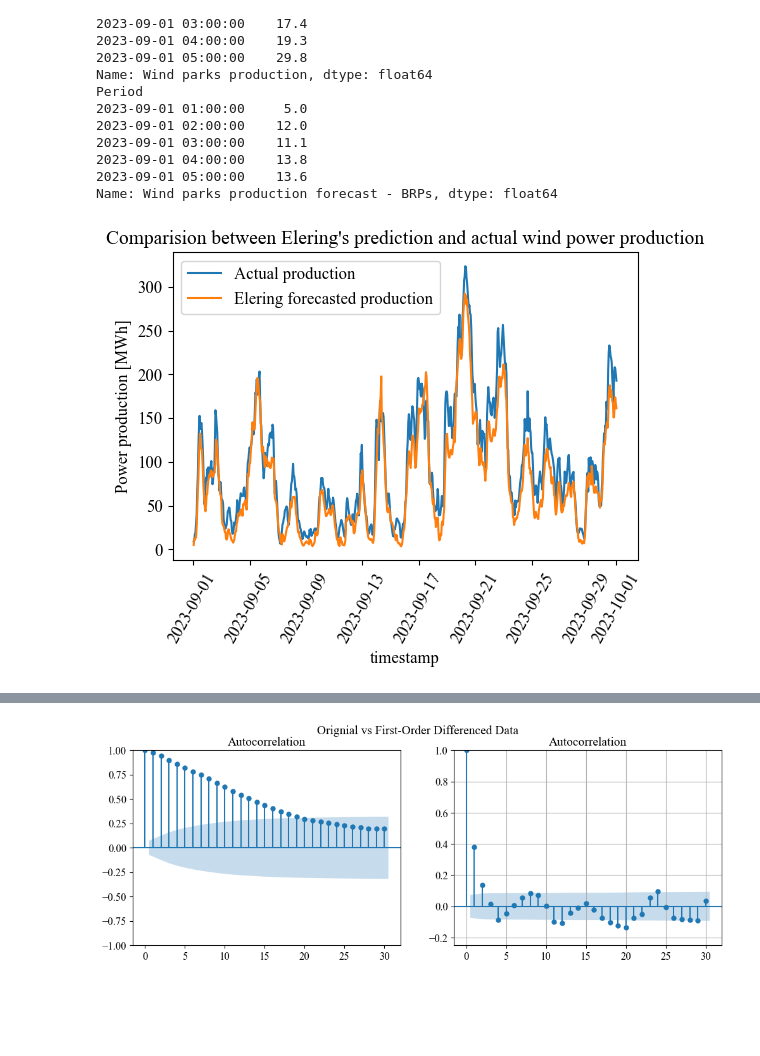
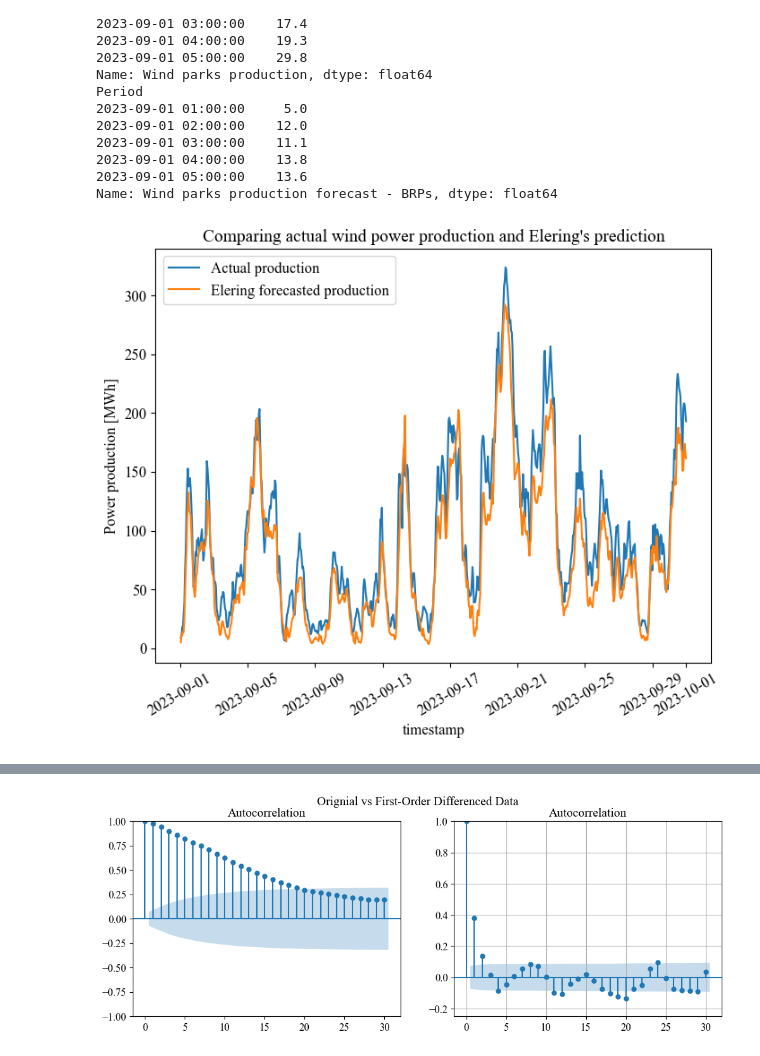
Before and after one commit to HyuntaeKR/enereng2023, a Jupyter notebook: ARIMA.ipynb, the cells around one changed output, grey strips where cells are left out. Drawn from its saved outputs; the diff is of its cells as text; code cells hidden in the pictures; blank space fills up the shorter version.

Commit message:
Changed figure sizes

```diff
--- a/ARIMA.ipynb
+++ b/ARIMA.ipynb
@@ -25,7 +25,7 @@ mpl.rcParams["axes.labelsize"] = 12
 mpl.rcParams["xtick.labelsize"] = 12
 mpl.rcParams["ytick.labelsize"] = 12
 
-plt.rcParams["figure.figsize"] = (6.4, 4.8)
+plt.rcParams["figure.figsize"] = (10, 8)
 plt.rcParams["font.family"] = "Times New Roman"
 # %%
 # Import wind production data for September 2023
@@ -66,19 +66,19 @@ Period
 Name: Wind parks production forecast - BRPs, dtype: float64
 # %%
 # Plot the actual & forecasted production data
-fig1 = plt.figure(figsize=(6, 4))
+fig1 = plt.figure(figsize=(8, 6))
 plt.plot(data.index, wp_prod, label="Actual production")
 plt.plot(data.index, wp_forecast_brp, label="Elering forecasted production")
-plt.title("Comparision between Elering's prediction and actual wind power production")
+plt.title("Comparing actual wind power production and Elering's prediction")
 plt.xlabel("timestamp")
-plt.xticks(rotation=60)
+plt.xticks(rotation=30)
 plt.ylabel("Power production [MWh]")
 plt.legend(loc="best")
-fig1.savefig("./Data/Figure1.png")
+plt.gcf().savefig("./Data/Figure1.png")
 
 plt.show()
 # %% [output]
-[figure, old version]
+[figure, new version]
 # %%
 # Decompose seasonal componenet
 decompose_result = seasonal_decompose(wp_prod)
```
Also changed, not shown: parts of 5 cells of this notebook, 4 other files.
